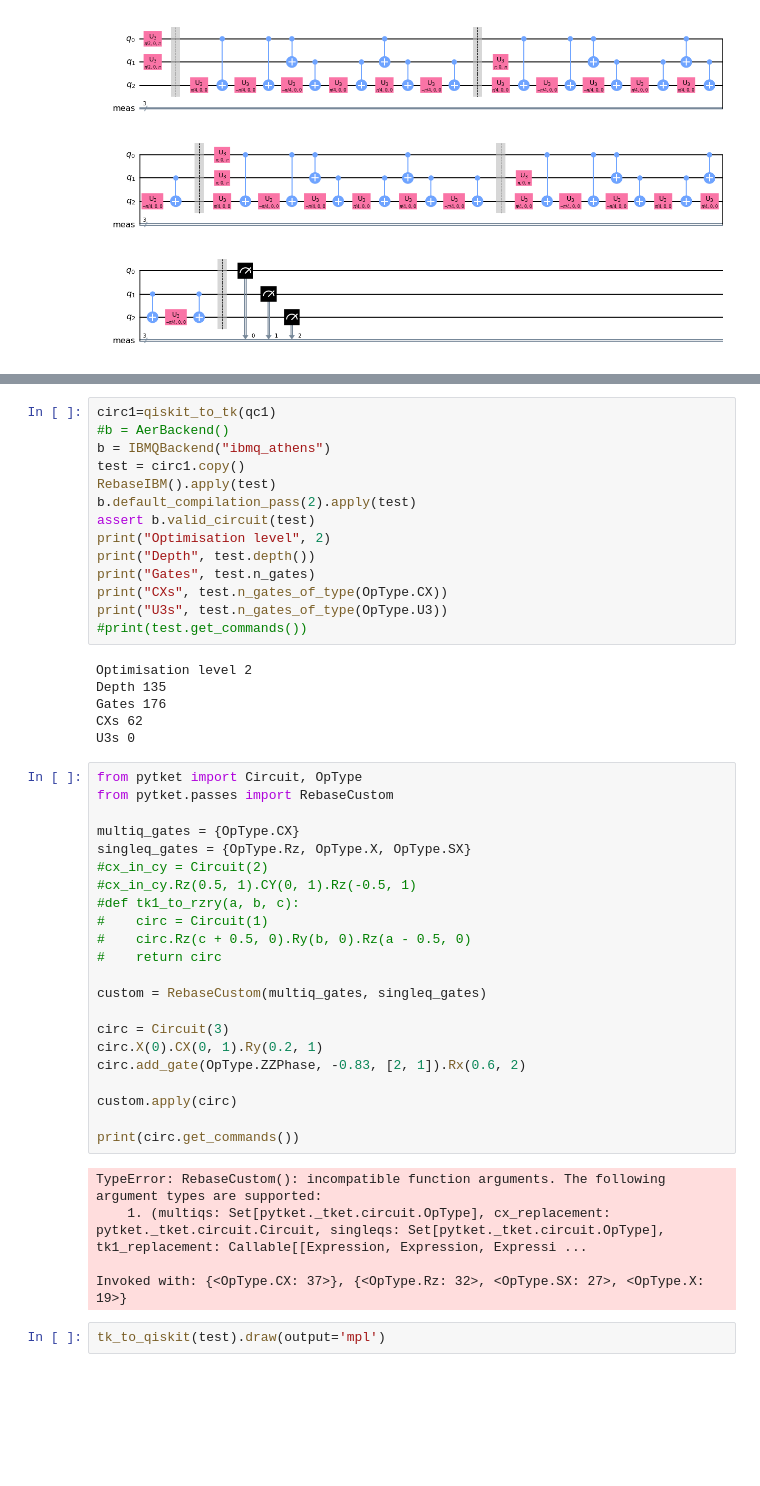
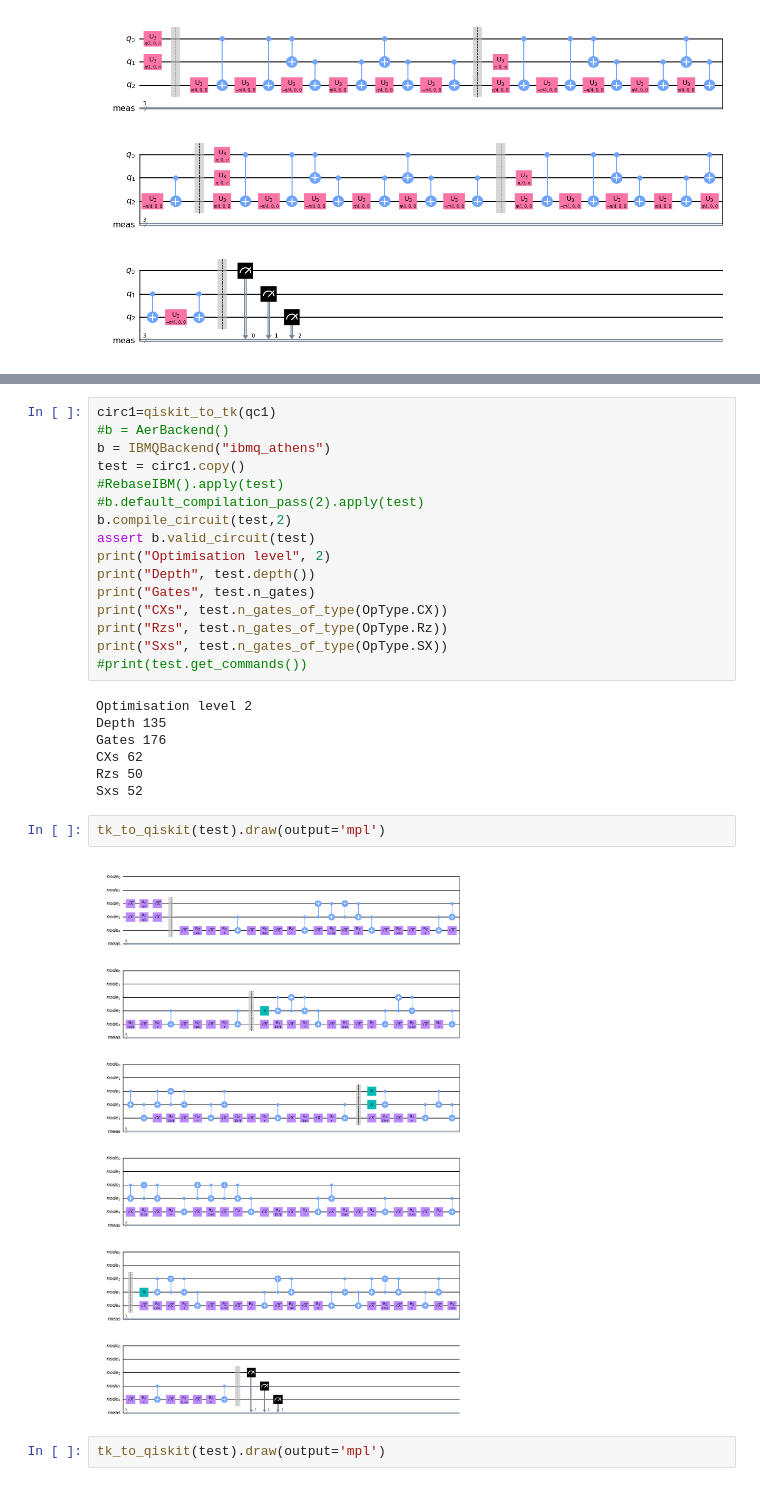
Before and after one commit to mbozzore/workshop, a Jupyter notebook: demo_tket.ipynb, the cells around one changed output, grey strips where cells are left out. Drawn from its saved outputs; the diff is of its cells as text; blank space fills up the shorter version.

```diff
--- a/demo_tket.ipynb
+++ b/demo_tket.ipynb
@@ -678,48 +679,28 @@ circ1=qiskit_to_tk(qc1)
 #b = AerBackend()
 b = IBMQBackend("ibmq_athens")
 test = circ1.copy()
-RebaseIBM().apply(test)
-b.default_compilation_pass(2).apply(test)
+#RebaseIBM().apply(test)
+#b.default_compilation_pass(2).apply(test)
+b.compile_circuit(test,2)
 assert b.valid_circuit(test)
 print("Optimisation level", 2)
 print("Depth", test.depth())
 print("Gates", test.n_gates)
 print("CXs", test.n_gates_of_type(OpType.CX))
-print("U3s", test.n_gates_of_type(OpType.U3))
+print("Rzs", test.n_gates_of_type(OpType.Rz))
+print("Sxs", test.n_gates_of_type(OpType.SX))
 #print(test.get_commands())
 # %% [output]
 Optimisation level 2
 Depth 135
 Gates 176
 CXs 62
-U3s 0
+Rzs 50
+Sxs 52
-# %%
-from pytket import Circuit, OpType
-from pytket.passes import RebaseCustom
-
-multiq_gates = {OpType.CX}
-singleq_gates = {OpType.Rz, OpType.X, OpType.SX}
-#cx_in_cy = Circuit(2)
-#cx_in_cy.Rz(0.5, 1).CY(0, 1).Rz(-0.5, 1)
-#def tk1_to_rzry(a, b, c):
-#    circ = Circuit(1)
-#    circ.Rz(c + 0.5, 0).Ry(b, 0).Rz(a - 0.5, 0)
-#    return circ
-
-custom = RebaseCustom(multiq_gates, singleq_gates)
-
-circ = Circuit(3)
-circ.X(0).CX(0, 1).Ry(0.2, 1)
-circ.add_gate(OpType.ZZPhase, -0.83, [2, 1]).Rx(0.6, 2)
-
-custom.apply(circ)
-
-print(circ.get_commands())
-# %% [output]
-TypeError: RebaseCustom(): incompatible function arguments. The following argument types are supported:
-    1. (multiqs: Set[pytket._tket.circuit.OpType], cx_replacement: pytket._tket.circuit.Circuit, singleqs: Set[pytket._tket.circuit.OpType], tk1_replacement: Callable[[Expression, Expression, Expressi ...
-
-Invoked with: {<OpType.CX: 37>}, {<OpType.Rz: 32>, <OpType.SX: 27>, <OpType.X: 19>}
+# %%
+tk_to_qiskit(test).draw(output='mpl')
+# %% [output]
+[figure, added]
 # %%
 tk_to_qiskit(test).draw(output='mpl')
 # %% [output]
```
Also changed, not shown: parts of 6 cells of this notebook.
